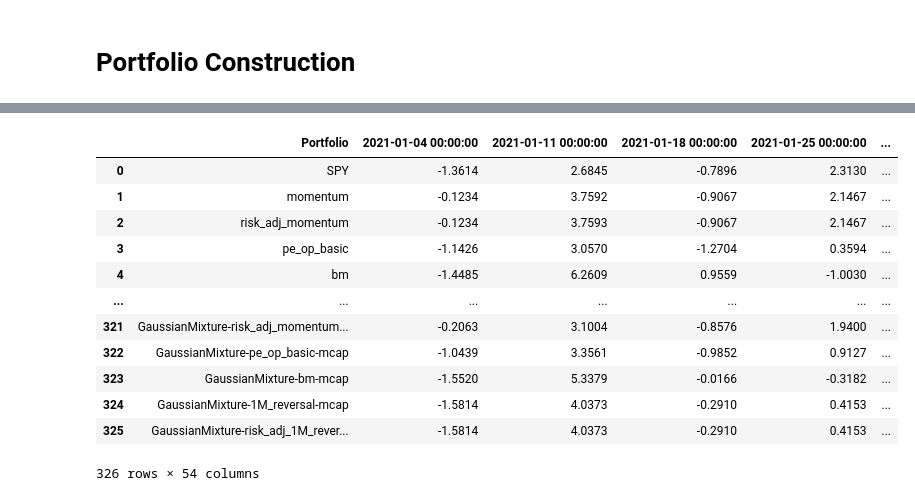
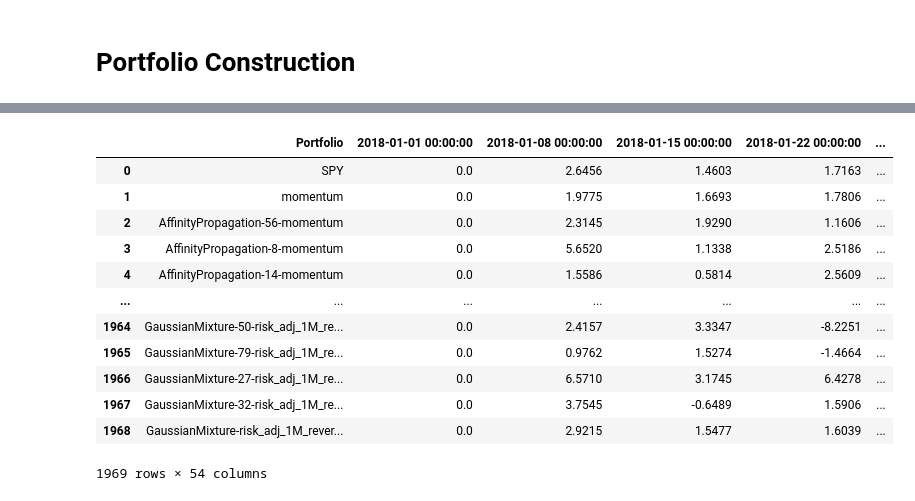
Before and after one commit to AkashRinge/Hierarchical-Risk-Parity, a Jupyter notebook: Portfolio_Construction_with_HRP.ipynb, the cells around one changed output, grey strips where cells are left out. Drawn from its saved outputs; the diff is of its cells as text; code cells hidden in the pictures.

```diff
--- a/Portfolio_Construction_with_HRP.ipynb
+++ b/Portfolio_Construction_with_HRP.ipynb
@@ -791,22 +844,22 @@ def plot_barplot(spy, data_points, labels):
     plt.show()
 # %%
-weekly_returns = pd.read_csv('ReturnSeries\\2023-12-08\\FactorReturnsV3.csv')
+weekly_returns = pd.read_csv('ReturnSeries\\2023-12-11\\FactorReturnsV2.csv')
 weekly_returns.rename(columns={'Unnamed: 0':'Portfolio'}, inplace=True)
 weekly_returns
 # %% [output]
-|  | Portfolio | 2021-01-04 00:00:00 | 2021-01-11 00:00:00 | 2021-01-18 00:00:00 | 2021-01-25 00:00:00 | ... |
-| 0 | SPY | -1.3614 | 2.6845 | -0.7896 | 2.3130 | ... |
-| 1 | momentum | -0.1234 | 3.7592 | -0.9067 | 2.1467 | ... |
-| 2 | risk_adj_momentum | -0.1234 | 3.7593 | -0.9067 | 2.1467 | ... |
-| 3 | pe_op_basic | -1.1426 | 3.0570 | -1.2704 | 0.3594 | ... |
-| 4 | bm | -1.4485 | 6.2609 | 0.9559 | -1.0030 | ... |
+|  | Portfolio | 2018-01-01 00:00:00 | 2018-01-08 00:00:00 | 2018-01-15 00:00:00 | 2018-01-22 00:00:00 | ... |
+| 0 | SPY | 0.0 | 2.6456 | 1.4603 | 1.7163 | ... |
+| 1 | momentum | 0.0 | 1.9775 | 1.6693 | 1.7806 | ... |
+| 2 | AffinityPropagation-56-momentum | 0.0 | 2.3145 | 1.9290 | 1.1606 | ... |
+| 3 | AffinityPropagation-8-momentum | 0.0 | 5.6520 | 1.1338 | 2.5186 | ... |
+| 4 | AffinityPropagation-14-momentum | 0.0 | 1.5586 | 0.5814 | 2.5609 | ... |
 | ... | ... | ... | ... | ... | ... | ... |
-| 321 | GaussianMixture-risk_adj_momentum... | -0.2063 | 3.1004 | -0.8576 | 1.9400 | ... |
-| 322 | GaussianMixture-pe_op_basic-mcap | -1.0439 | 3.3561 | -0.9852 | 0.9127 | ... |
-| 323 | GaussianMixture-bm-mcap | -1.5520 | 5.3379 | -0.0166 | -0.3182 | ... |
-| 324 | GaussianMixture-1M_reversal-mcap | -1.5814 | 4.0373 | -0.2910 | 0.4153 | ... |
-| 325 | GaussianMixture-risk_adj_1M_rever... | -1.5814 | 4.0373 | -0.2910 | 0.4153 | ... |
+| 1964 | GaussianMixture-50-risk_adj_1M_re... | 0.0 | 2.4157 | 3.3347 | -8.2251 | ... |
+| 1965 | GaussianMixture-79-risk_adj_1M_re... | 0.0 | 0.9762 | 1.5274 | -1.4664 | ... |
+| 1966 | GaussianMixture-27-risk_adj_1M_re... | 0.0 | 6.5710 | 3.1745 | 6.4278 | ... |
+| 1967 | GaussianMixture-32-risk_adj_1M_re... | 0.0 | 3.7545 | -0.6489 | 1.5906 | ... |
+| 1968 | GaussianMixture-risk_adj_1M_rever... | 0.0 | 2.9215 | 1.5477 | 1.6039 | ... |
-326 rows × 54 columns
+1969 rows × 54 columns
 # %%
 sum_returns = (1+(0.01 * weekly_returns.apply(pd.to_numeric, errors='coerce'))).prod(axis=1) - 1
 top_20 = pd.DataFrame()
```
Also changed, not shown: parts of 17 cells of this notebook.
